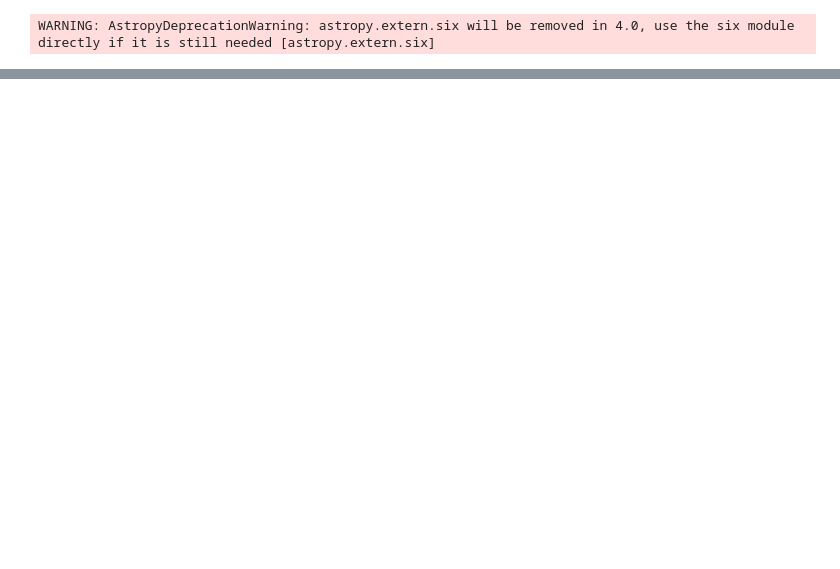
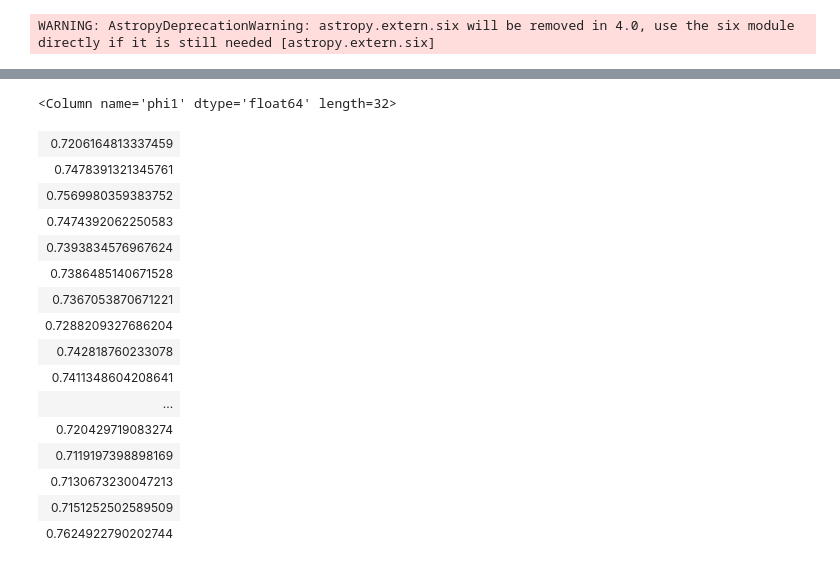
Before and after one commit to adrn/Pal5sBiggestFan, a Jupyter notebook: notebooks/fig_data_profile.ipynb, the cells around one changed output, grey strips where cells are left out. Drawn from its saved outputs; the diff is of its cells as text; code cells hidden in the pictures; blank space fills up the shorter version.

```diff
--- a/notebooks/fig_data_profile.ipynb
+++ b/notebooks/fig_data_profile.ipynb
@@ -120,0 +139,20 @@ plt.savefig('../paper/observed_profiles.pdf', dpi=200)
+# %%
+t['phi1'][1:] - t['phi1'][:-1]
+# %% [output]
+<Column name='phi1' dtype='float64' length=32>
+| 0.7206164813337459 |
+| 0.7478391321345761 |
+| 0.7569980359383752 |
+| 0.7474392062250583 |
+| 0.7393834576967624 |
+| 0.7386485140671528 |
+| 0.7367053870671221 |
+| 0.7288209327686204 |
+| 0.742818760233078 |
+| 0.7411348604208641 |
+| ... |
+| 0.720429719083274 |
+| 0.7119197398898169 |
+| 0.7130673230047213 |
+| 0.7151252502589509 |
+| 0.7624922790202744 |
```
Also changed, not shown: parts of 3 cells of this notebook, 2 other files.
